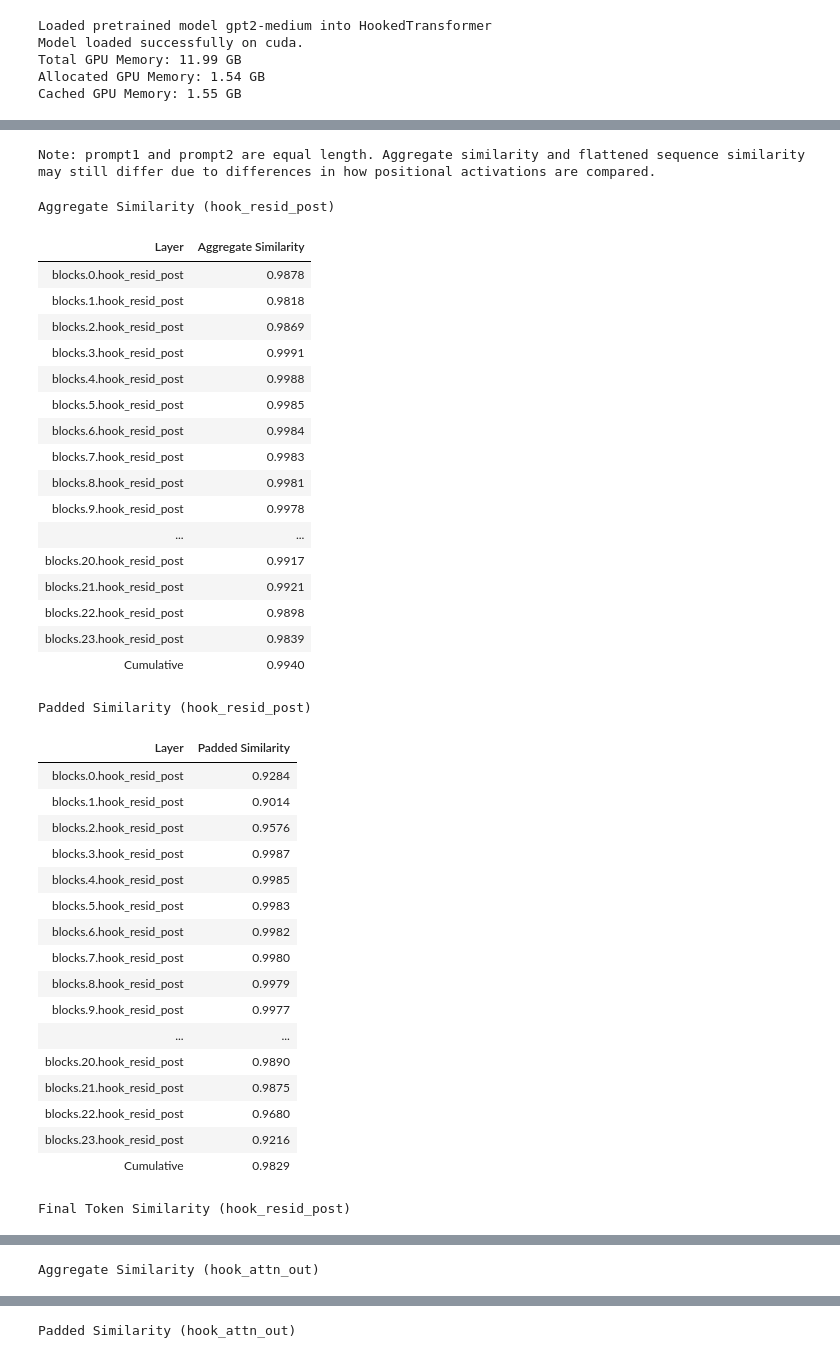
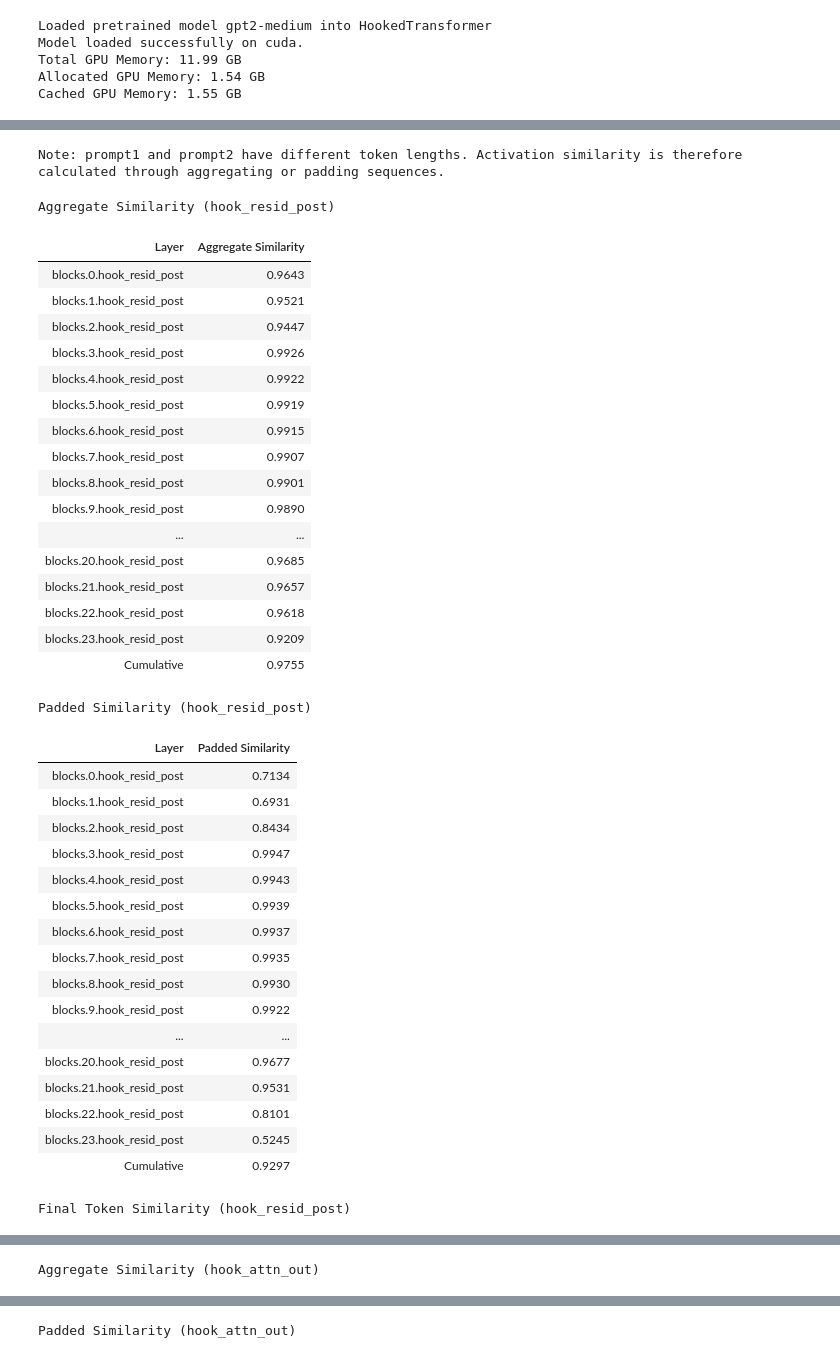
Before and after one commit to akozlo/InterpTools, a Jupyter notebook: activation_analysis_notebook.ipynb, the cells around one changed output, grey strips where cells are left out. Drawn from its saved outputs; the diff is of its cells as text; code cells hidden in the pictures.

```diff
--- a/activation_analysis_notebook.ipynb
+++ b/activation_analysis_notebook.ipynb
@@ -41,3 +41,18 @@ Model loaded successfully on cuda.
 Total GPU Memory: 11.99 GB
 Allocated GPU Memory: 1.54 GB
 Cached GPU Memory: 1.55 GB
+# %%
+# Perform a forward pass with "hello world"
+input_text = "hello world"
+tokens = model.to_tokens(input_text)
+logits, cache = model.run_with_cache(tokens)
+
+# Display available activation tensors
+print("Available activation tensors:")
+for key, value in cache.items():
+    if isinstance(value, torch.Tensor):
+        print(f"{key}: Shape {value.shape}")
+    elif isinstance(value, list):
+        print(f"{key}: List of {len(value)} tensors")
+        for i, tensor in enumerate(value):
+            print(f"  - {key}[{i}]: Shape {tensor.shape}")
@@ -65,45 +80,45 @@ results
 # %%
 display_activation_similarity_tables(model,
-                                    prompt1 = "It's so nice outside",
+                                    prompt1 = "iasdlkjasdlkjfalkj",
                                     prompt2 = "What a beautiful day;",
                                      mlp=True, attention=True, resid=True)
 # %% [output]
-Note: prompt1 and prompt2 are equal length. Aggregate similarity and flattened sequence similarity may still differ due to differences in how positional activations are compared.
+Note: prompt1 and prompt2 have different token lengths. Activation similarity is therefore calculated through aggregating or padding sequences.
 Aggregate Similarity (hook_resid_post)
 | Layer | Aggregate Similarity |
-| blocks.0.hook_resid_post | 0.9878 |
-| blocks.1.hook_resid_post | 0.9818 |
-| blocks.2.hook_resid_post | 0.9869 |
-| blocks.3.hook_resid_post | 0.9991 |
-| blocks.4.hook_resid_post | 0.9988 |
-| blocks.5.hook_resid_post | 0.9985 |
-| blocks.6.hook_resid_post | 0.9984 |
-| blocks.7.hook_resid_post | 0.9983 |
-| blocks.8.hook_resid_post | 0.9981 |
-| blocks.9.hook_resid_post | 0.9978 |
+| blocks.0.hook_resid_post | 0.9643 |
+| blocks.1.hook_resid_post | 0.9521 |
+| blocks.2.hook_resid_post | 0.9447 |
+| blocks.3.hook_resid_post | 0.9926 |
+| blocks.4.hook_resid_post | 0.9922 |
+| blocks.5.hook_resid_post | 0.9919 |
+| blocks.6.hook_resid_post | 0.9915 |
+| blocks.7.hook_resid_post | 0.9907 |
+| blocks.8.hook_resid_post | 0.9901 |
+| blocks.9.hook_resid_post | 0.9890 |
 | ... | ... |
-| blocks.20.hook_resid_post | 0.9917 |
-| blocks.21.hook_resid_post | 0.9921 |
-| blocks.22.hook_resid_post | 0.9898 |
-| blocks.23.hook_resid_post | 0.9839 |
-| Cumulative | 0.9940 |
+| blocks.20.hook_resid_post | 0.9685 |
+| blocks.21.hook_resid_post | 0.9657 |
+| blocks.22.hook_resid_post | 0.9618 |
+| blocks.23.hook_resid_post | 0.9209 |
+| Cumulative | 0.9755 |
 Padded Similarity (hook_resid_post)
 | Layer | Padded Similarity |
-| blocks.0.hook_resid_post | 0.9284 |
-| blocks.1.hook_resid_post | 0.9014 |
-| blocks.2.hook_resid_post | 0.9576 |
-| blocks.3.hook_resid_post | 0.9987 |
-| blocks.4.hook_resid_post | 0.9985 |
-| blocks.5.hook_resid_post | 0.9983 |
-| blocks.6.hook_resid_post | 0.9982 |
-| blocks.7.hook_resid_post | 0.9980 |
-| blocks.8.hook_resid_post | 0.9979 |
-| blocks.9.hook_resid_post | 0.9977 |
+| blocks.0.hook_resid_post | 0.7134 |
+| blocks.1.hook_resid_post | 0.6931 |
+| blocks.2.hook_resid_post | 0.8434 |
+| blocks.3.hook_resid_post | 0.9947 |
+| blocks.4.hook_resid_post | 0.9943 |
+| blocks.5.hook_resid_post | 0.9939 |
+| blocks.6.hook_resid_post | 0.9937 |
+| blocks.7.hook_resid_post | 0.9935 |
+| blocks.8.hook_resid_post | 0.9930 |
+| blocks.9.hook_resid_post | 0.9922 |
 | ... | ... |
-| blocks.20.hook_resid_post | 0.9890 |
-| blocks.21.hook_resid_post | 0.9875 |
-| blocks.22.hook_resid_post | 0.9680 |
-| blocks.23.hook_resid_post | 0.9216 |
-| Cumulative | 0.9829 |
+| blocks.20.hook_resid_post | 0.9677 |
+| blocks.21.hook_resid_post | 0.9531 |
+| blocks.22.hook_resid_post | 0.8101 |
+| blocks.23.hook_resid_post | 0.5245 |
+| Cumulative | 0.9297 |
 Final Token Similarity (hook_resid_post)
 | Layer | Final Token Similarity |
```
Also changed, not shown: parts of 8 cells of this notebook, 13 other files.
